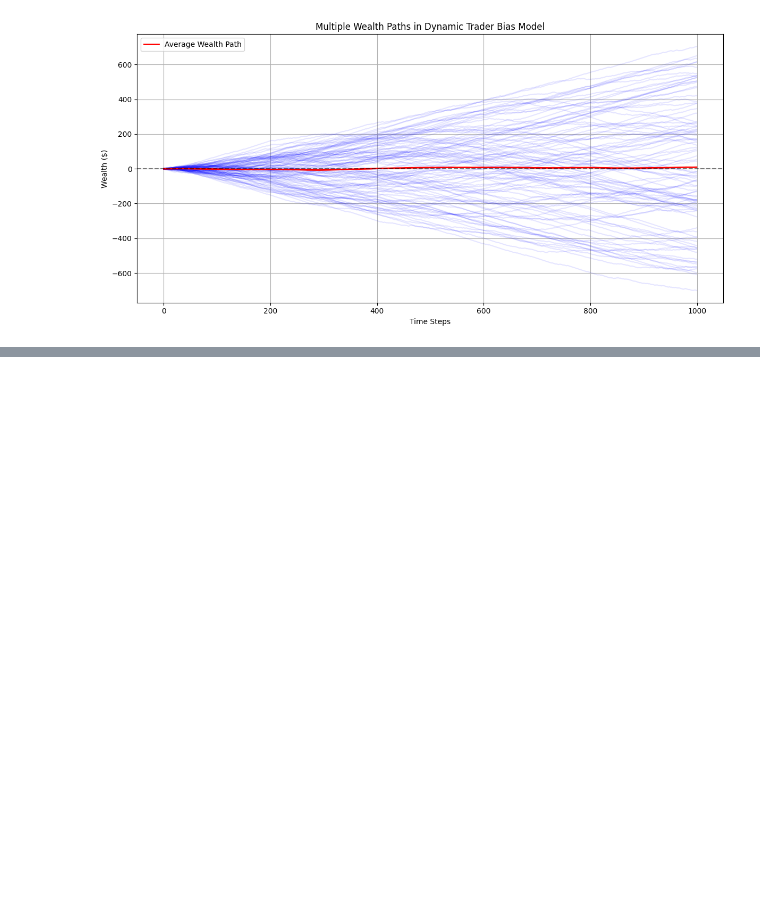
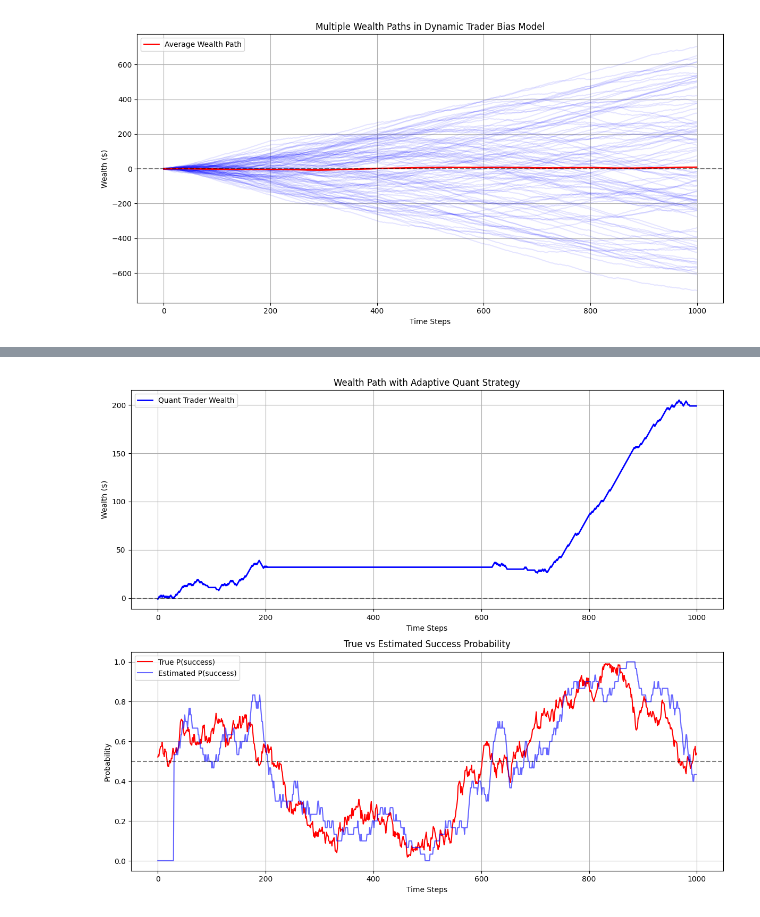
Before and after one commit to anteqkois/algo-statistics-bachelors-thesis, a Jupyter notebook: src/statistic-in-trading.ipynb, the cells around one changed output, grey strips where cells are left out. Saved outputs shown, nothing was run; the diff lists cells and outputs as text; code cells hidden in the pictures; blank space fills up the shorter version.

Commit message:
(games) imporve dynamic game

```diff
--- a/src/statistic-in-trading.ipynb
+++ b/src/statistic-in-trading.ipynb
@@ -307,0 +314,88 @@ plt.show()
+# %%
+def get_next_change_time(current_time):
+    poisson_time = current_time + np.random.poisson(lam=20)
+    geometric_time = current_time + np.random.geometric(p=0.05)
+    exponential_time = current_time + np.floor(np.random.exponential(scale=20))
+    return int(max(poisson_time, geometric_time, exponential_time))
+
+def dynamic_probability_game(n_steps):
+    """Simulate a trader with time-varying success probability (on a fair market)."""
+    probabilities = np.zeros(n_steps)
+    current_prob = 0.5
+    next_change = 0
+    drift = 0.001
+    volatility = 0.02
+
+    for t in range(n_steps):
+        if t >= next_change:
+            drift = np.random.normal(0, 0.002)
+            next_change = get_next_change_time(t)
+
+        current_prob += drift + np.random.normal(0, volatility)
+        current_prob = np.clip(current_prob, 0.01, 0.99)
+        probabilities[t] = current_prob
+
+    # Trader is correct with probability[t]
+    aligned = np.random.random(n_steps) < probabilities
+    returns = np.where(aligned, 1, -1)  # +1 if aligned with market, -1 otherwise
+
+    return returns, probabilities
+
+def adaptive_strategy(n_steps, window_size=30):
+    """Quant trader estimates win probability based on past trading performance (not true prob)."""
+    returns, true_probs = dynamic_probability_game(n_steps)
+
+    wealth = np.zeros(n_steps)
+    estimated_probs = np.zeros(n_steps)
+
+    # Initial period – always trade
+    for t in range(window_size):
+        wealth[t] = wealth[t - 1] + returns[t] if t > 0 else returns[0]
+
+    # Adaptive strategy
+    for t in range(window_size, n_steps):
+        prev_outcomes = (returns[t - window_size:t] > 0).astype(int)
+        est_prob = np.mean(prev_outcomes)
+        estimated_probs[t] = est_prob
+
+        if est_prob > 0.5:
+            wealth[t] = wealth[t - 1] + returns[t]
+        else:
+            wealth[t] = wealth[t - 1]  # skip trade
+
+    return wealth, estimated_probs, true_probs
+
+
+# Parameters
+n_steps = 1000
+window_size = 30
+
+# Run simulation
+wealth_path, estimated_probs, true_probs = adaptive_strategy(n_steps, window_size)
+
+# Plot results
+fig, (ax1, ax2) = plt.subplots(2, 1, figsize=(12, 10))
+
+# Wealth plot
+ax1.plot(wealth_path, color='blue', linewidth=2, label='Quant Trader Wealth')
+ax1.axhline(y=0, color='black', linestyle='--', alpha=0.5)
+ax1.set_title('Wealth Path with Adaptive Quant Strategy')
+ax1.set_xlabel('Time Steps')
+ax1.set_ylabel('Wealth ($)')
+ax1.legend()
+ax1.grid(True)
+
+# Probability plot
+ax2.plot(true_probs, color='red', label='True P(success)')
+ax2.plot(estimated_probs, color='blue', alpha=0.6, label='Estimated P(success)')
+ax2.axhline(y=0.5, color='black', linestyle='--', alpha=0.5)
+ax2.set_title('True vs Estimated Success Probability')
+ax2.set_xlabel('Time Steps')
+ax2.set_ylabel('Probability')
+ax2.legend()
+ax2.grid(True)
+
+plt.tight_layout()
+plt.show()
+# %% [output]
+[figure, added]
```
Also changed, not shown: parts of 10 cells of this notebook.
